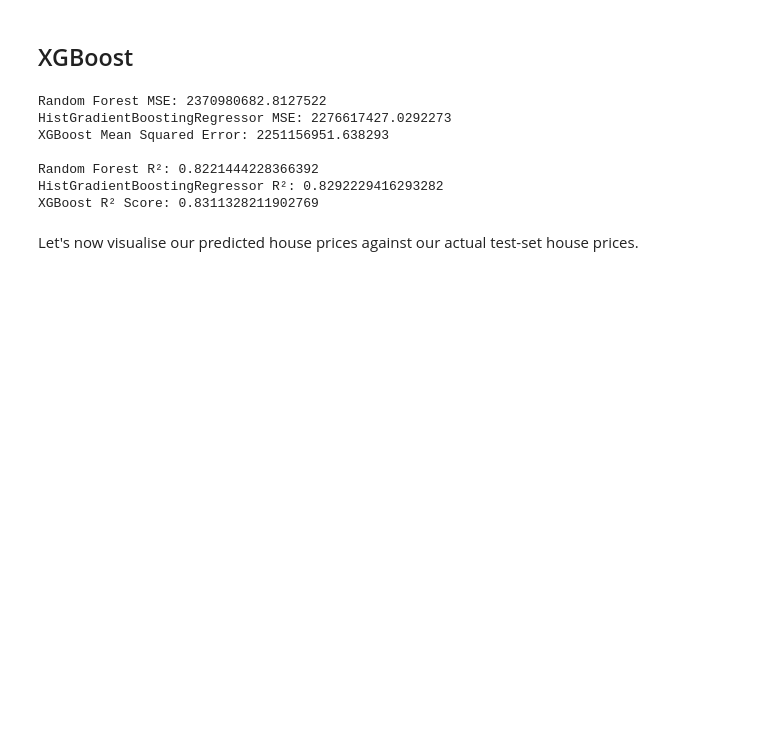
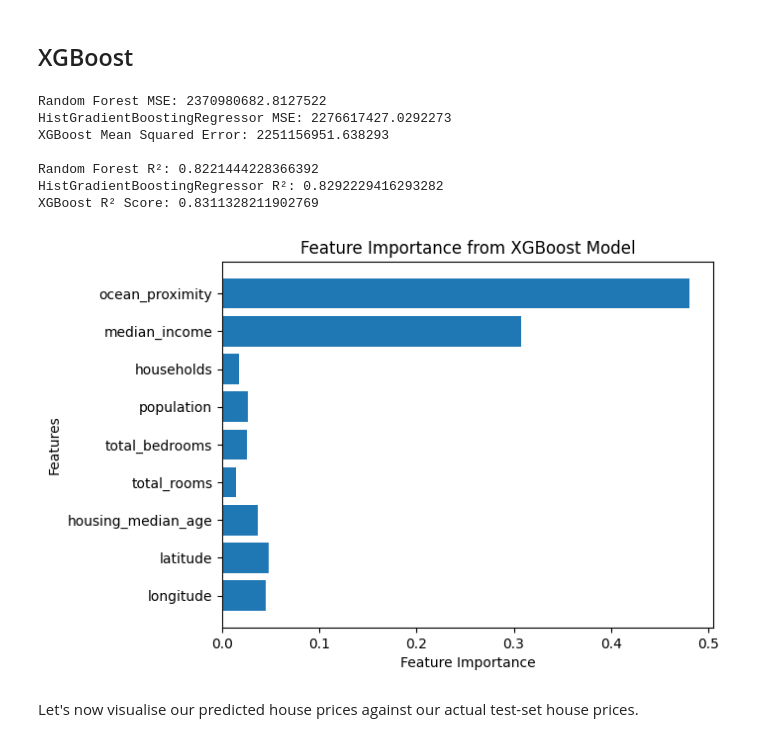
Before and after one commit to JohnMcKechnieGC/ensemble-methods, a Jupyter notebook: housing_prices.ipynb, the cells around one changed output. Cells and saved outputs as stored; diff of their text form; code cells hidden in the pictures; blank space fills up the shorter version.

```diff
--- a/housing_prices.ipynb
+++ b/housing_prices.ipynb
@@ -362,6 +372,15 @@ XGBoost Mean Squared Error: 2251156951.638293
 Random Forest R²: 0.8221444228366392
 HistGradientBoostingRegressor R²: 0.8292229416293282
 XGBoost R² Score: 0.8311328211902769
+# %%
+plt.figure()
+plt.barh(xgb_reg.feature_names_in_, xgb_reg.feature_importances_)
+plt.xlabel('Feature Importance')
+plt.ylabel('Features')
+plt.title('Feature Importance from XGBoost Model')
+plt.show()
+# %% [output]
+[figure, added]
 # %% [markdown]
 Let's now visualise our predicted house prices against our actual test-set house prices.
 # %% [markdown]
```
Also changed, not shown: parts of 3 cells of this notebook.
